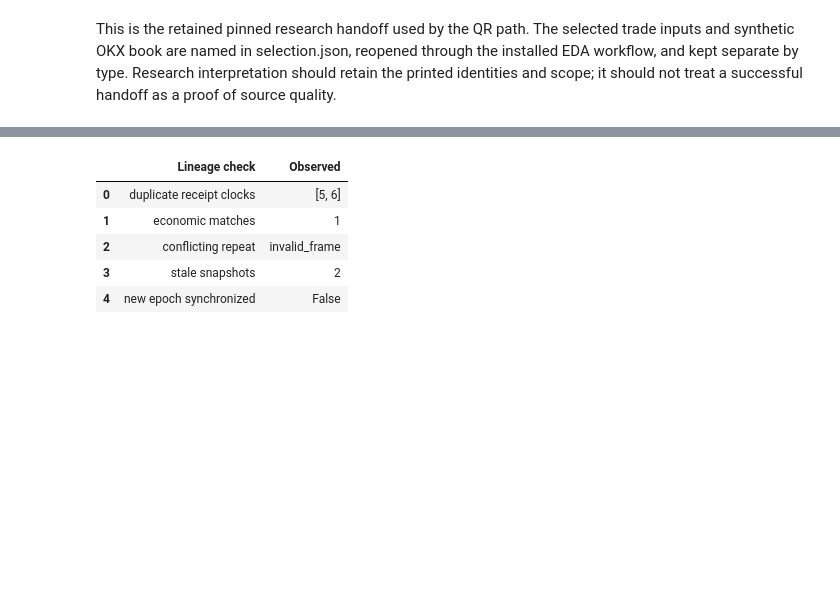
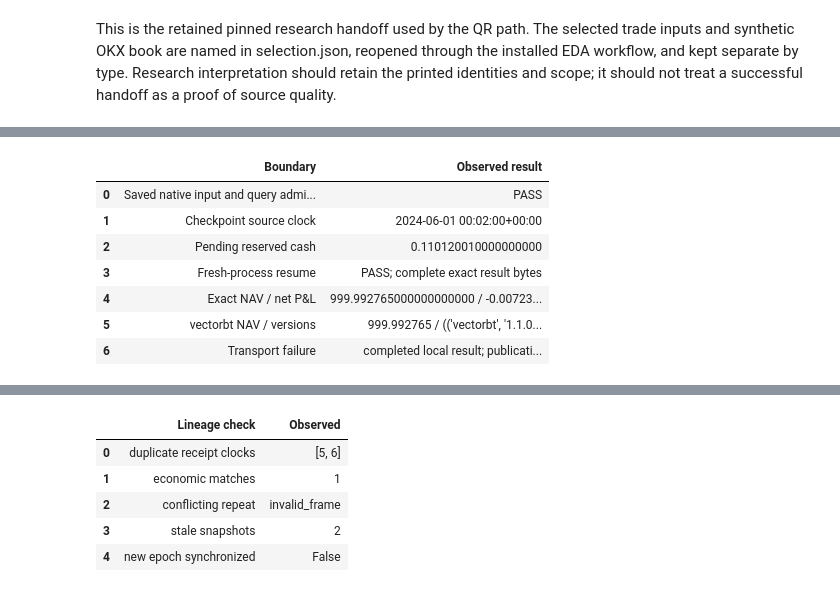
Before and after one commit to lixuanguang/alpha-research-lab-private, a Jupyter notebook: examples/infrastructure-diagnostics.ipynb, the cells around one changed output, grey strips where cells are left out. Cells and saved outputs as stored; diff of their text form; code cells hidden in the pictures; blank space fills up the shorter version.

```diff
--- a/examples/infrastructure-diagnostics.ipynb
+++ b/examples/infrastructure-diagnostics.ipynb
@@ -451,0 +565,74 @@ This is the retained pinned research handoff used by the QR path. The selected t
+# %%
+economic_inputs = local / "economic-inputs"
+_NotebookTools.stage(
+    tuple(
+        root / relative
+        for relative in (
+            "tests/integration/consumers/backtest/economic_workflow.py",
+            "tests/fixtures/economics/spec.json",
+            "tests/fixtures/eligibility/membership-corrections.json",
+            "configs/data-jobs/binance-archive.json",
+            "configs/reference/binance-archive-spot.json",
+        )
+    ),
+    economic_inputs,
+)
+economic_directory = local / "economics"
+economic_process = subprocess.run(
+    [
+        sys.executable,
+        "-I",
+        str(economic_inputs / "economic_workflow.py"),
+        str(economic_inputs),
+        str(economic_directory),
+    ],
+    cwd=local,
+    env=consumer_env,
+    capture_output=True,
+    text=True,
+    check=False,
+    timeout=80,
+)
+(local / "economics-stdout.txt").write_text(economic_process.stdout)
+(local / "economics-stderr.txt").write_text(economic_process.stderr)
+assert economic_process.returncode == 0, (
+    _NotebookTools.tail(economic_process.stdout),
+    _NotebookTools.tail(economic_process.stderr),
+)
+economics = codec.decode_json((economic_directory / "expected.json").read_bytes(), EconomicResult)
+checkpoint = codec.decode_json(
+    (economic_directory / "checkpoint.json").read_bytes(), EconomicCheckpoint
+)
+vector = codec.decode_json((economic_directory / "vectorbt.json").read_bytes(), VectorbtResult)
+assert checkpoint.state.pending is not None
+assert economics.terminal.nav.value == Decimal("999.99276500")
+economic_store = AttemptStore(economic_directory / "attempts")
+economic_history = economic_store.histories()[0]
+assert economic_history.status == "completed"
+assert economic_store.artifact(
+    economic_history.start.attempt_id, "economic-reference"
+) == codec.encode_json(economics)
+_NotebookTools.show_table(
+    ("Boundary", "Observed result"),
+    [
+        ("Saved native input and query admission", "PASS"),
+        ("Checkpoint source clock", checkpoint.cursor.clock),
+        ("Pending reserved cash", str(checkpoint.state.pending.reserved_cash.value)),
+        ("Fresh-process resume", "PASS; complete exact result bytes"),
+        (
+            "Exact NAV / net P&L",
+            f"{economics.terminal.nav.value} / {economics.terminal.net.value} USDT",
+        ),
+        ("vectorbt NAV / versions", f"{vector.nav[-1]} / {vector.versions}"),
+        ("Transport failure", "completed local result; publication intent retained"),
+    ],
+)
+# %% [output]
+|  | Boundary | Observed result |
+| 0 | Saved native input and query admi... | PASS |
+| 1 | Checkpoint source clock | 2024-06-01 00:02:00+00:00 |
+| 2 | Pending reserved cash | 0.110120010000000000 |
+| 3 | Fresh-process resume | PASS; complete exact result bytes |
+| 4 | Exact NAV / net P&L | 999.992765000000000000 / -0.00723... |
+| 5 | vectorbt NAV / versions | 999.992765 / (('vectorbt', '1.1.0... |
+| 6 | Transport failure | completed local result; publicati... |
```
Also changed, not shown: parts of 20 cells of this notebook, 6 other files.
